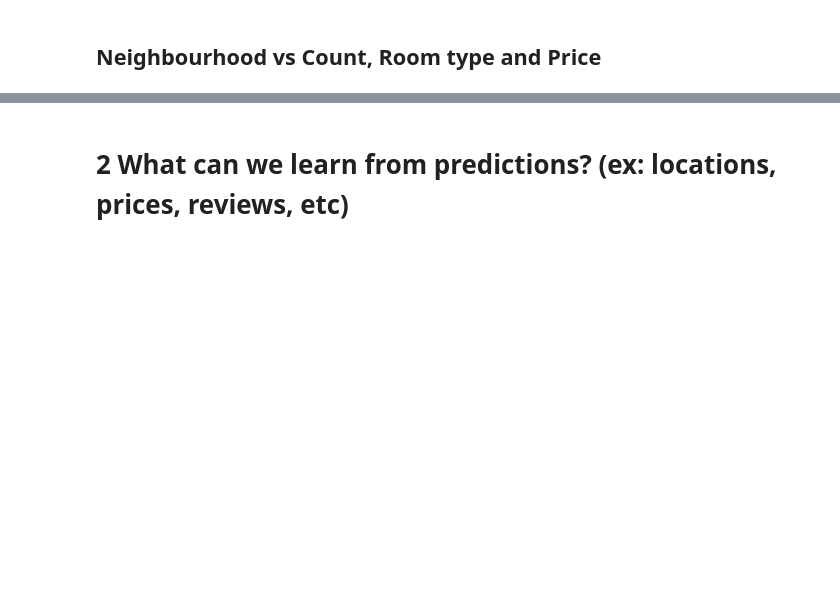
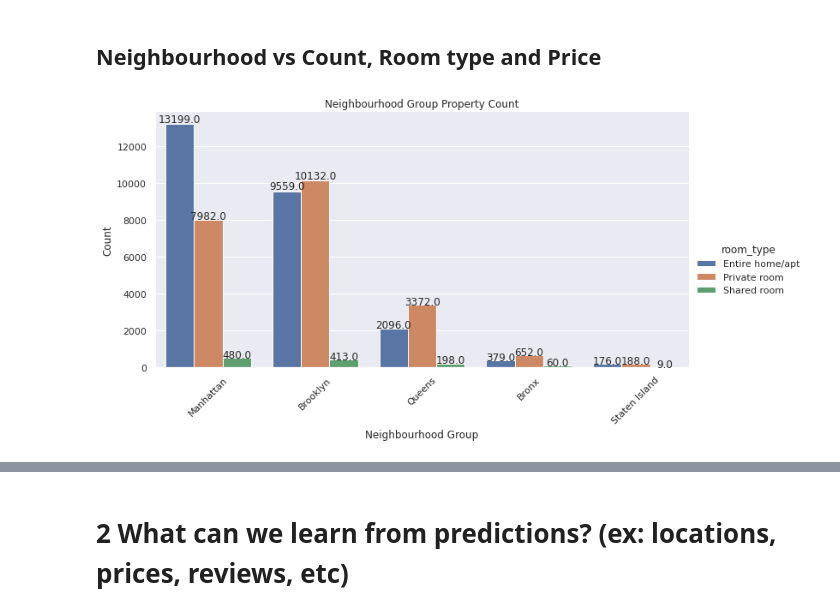
Before and after one commit to akshaysmin/Airbnb-Data-Analysis, a Jupyter notebook: Airbnb Bookings Analysis.ipynb, the cells around one changed output, grey strips where cells are left out. Cells and saved outputs as stored; diff of their text form; code cells hidden in the pictures; blank space fills up the shorter version.

```diff
--- a/Airbnb Bookings Analysis.ipynb
+++ b/Airbnb Bookings Analysis.ipynb
@@ -161,2 +231,24 @@ Host:
 # %% [markdown]
 ## Neighbourhood vs Count, Room type and Price
+# %%
+neighrooms = df_air.groupby(['neighbourhood_group', 'room_type'])['id'].count()
+df_neighrooms = pd.DataFrame(tuple(neighrooms.index), columns=neighrooms.index.names)
+df_neighrooms['count'] = neighrooms.values
+# df_neighrooms['count'] = df_neighrooms['count'].astype(int)
+
+ax = sns.catplot(x='neighbourhood_group', y='count', hue='room_type',
+                 data=df_neighrooms,
+                 kind='bar',
+                 orient='v',
+                #  height = 5,
+                 aspect = 2,
+                 order= df_air.groupby('neighbourhood_group')['id'].count().sort_values(ascending=False).index
+                 )
+show_values(ax.ax, orient='v')
+plt.ylabel('Count')
+plt.xlabel('Neighbourhood Group')
+plt.xticks(rotation=45)
+plt.title('Neighbourhood Group Property Count')
+plt.show()
+# %% [output]
+[figure, added]
```
Also changed, not shown: parts of 23 cells of this notebook.
